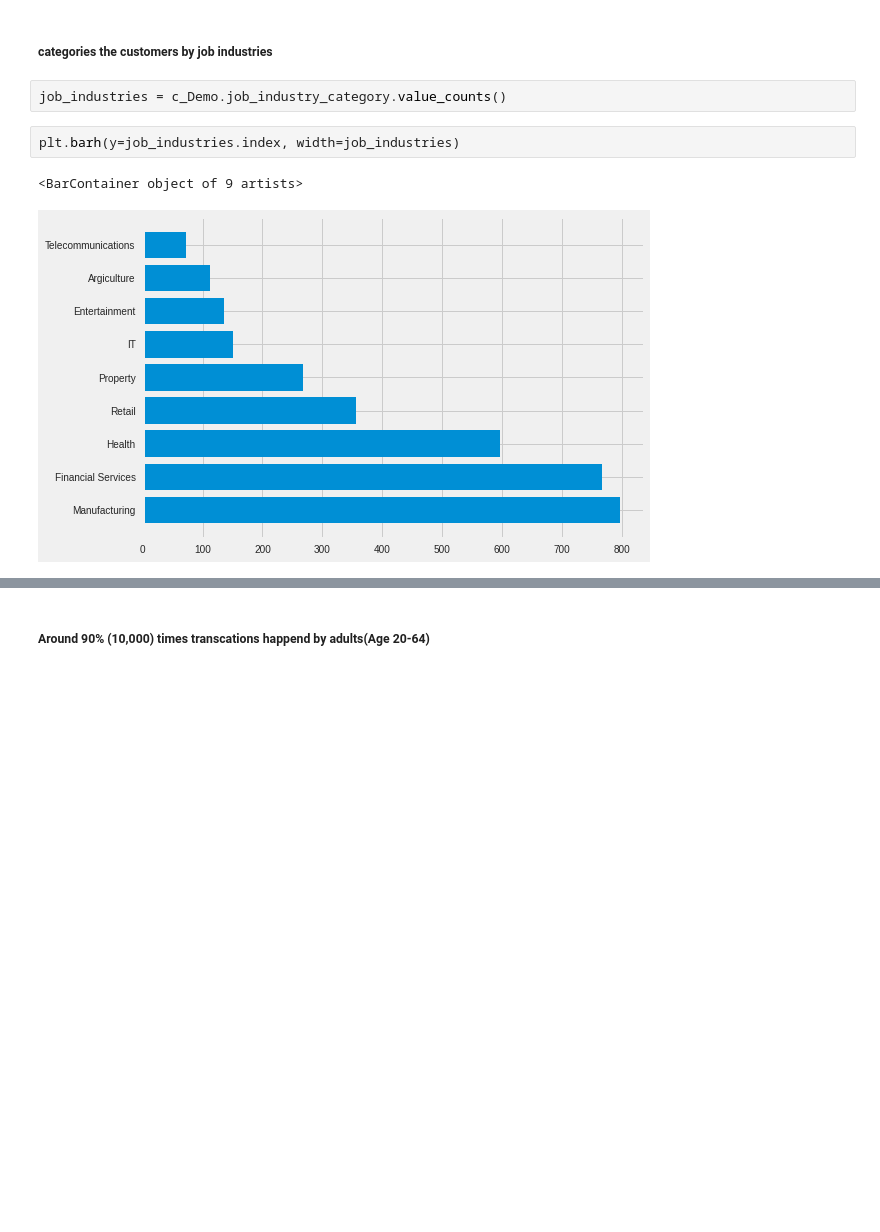
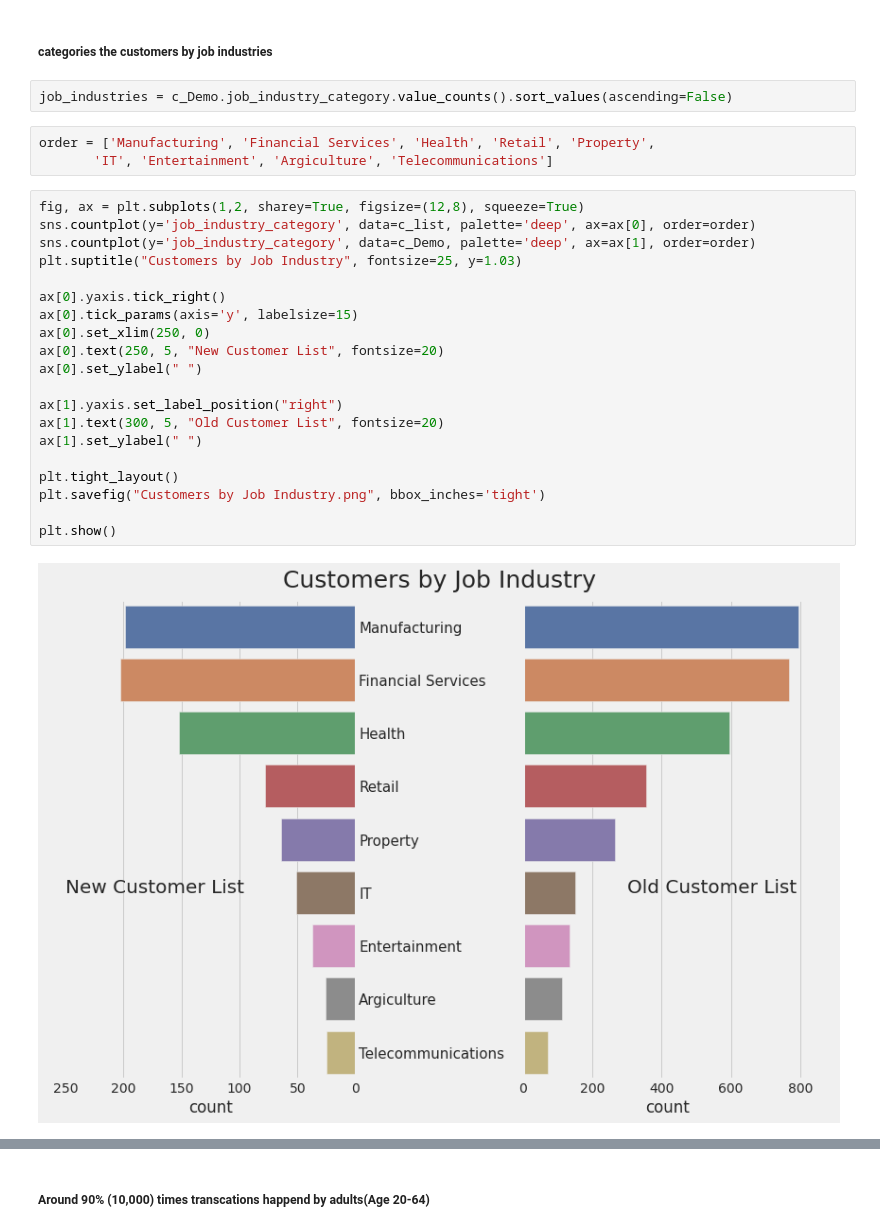
Before and after one commit to pttrupt/KPMG-virtual-internship-, a Jupyter notebook: KPMG_Task_2.ipynb, the cells around one changed output, grey strips where cells are left out. Drawn from its saved outputs; the diff is of its cells as text; blank space fills up the shorter version.

```diff
--- a/KPMG_Task_2.ipynb
+++ b/KPMG_Task_2.ipynb
@@ -576,10 +649,30 @@ sns.countplot(x='wealth_segment', data=c_Demo)
 # %% [markdown]
 ##### categories the customers by job industries
 # %%
-job_industries = c_Demo.job_industry_category.value_counts()
+job_industries = c_Demo.job_industry_category.value_counts().sort_values(ascending=False)
-# %%
-plt.barh(y=job_industries.index, width=job_industries)
-# %% [output]
-<BarContainer object of 9 artists>
-[figure, removed]
+# %%
+order = ['Manufacturing', 'Financial Services', 'Health', 'Retail', 'Property',
+       'IT', 'Entertainment', 'Argiculture', 'Telecommunications']
+# %%
+fig, ax = plt.subplots(1,2, sharey=True, figsize=(12,8), squeeze=True)
+sns.countplot(y='job_industry_category', data=c_list, palette='deep', ax=ax[0], order=order)
+sns.countplot(y='job_industry_category', data=c_Demo, palette='deep', ax=ax[1], order=order)
+plt.suptitle("Customers by Job Industry", fontsize=25, y=1.03)
+
+ax[0].yaxis.tick_right()
+ax[0].tick_params(axis='y', labelsize=15)
+ax[0].set_xlim(250, 0)
+ax[0].text(250, 5, "New Customer List", fontsize=20)
+ax[0].set_ylabel(" ")
+
+ax[1].yaxis.set_label_position("right")
+ax[1].text(300, 5, "Old Customer List", fontsize=20)
+ax[1].set_ylabel(" ")
+
+plt.tight_layout()
+plt.savefig("Customers by Job Industry.png", bbox_inches='tight')
+
+plt.show()
+# %% [output]
+[figure, added]
 # %%
```
Also changed, not shown: parts of 28 cells of this notebook.
